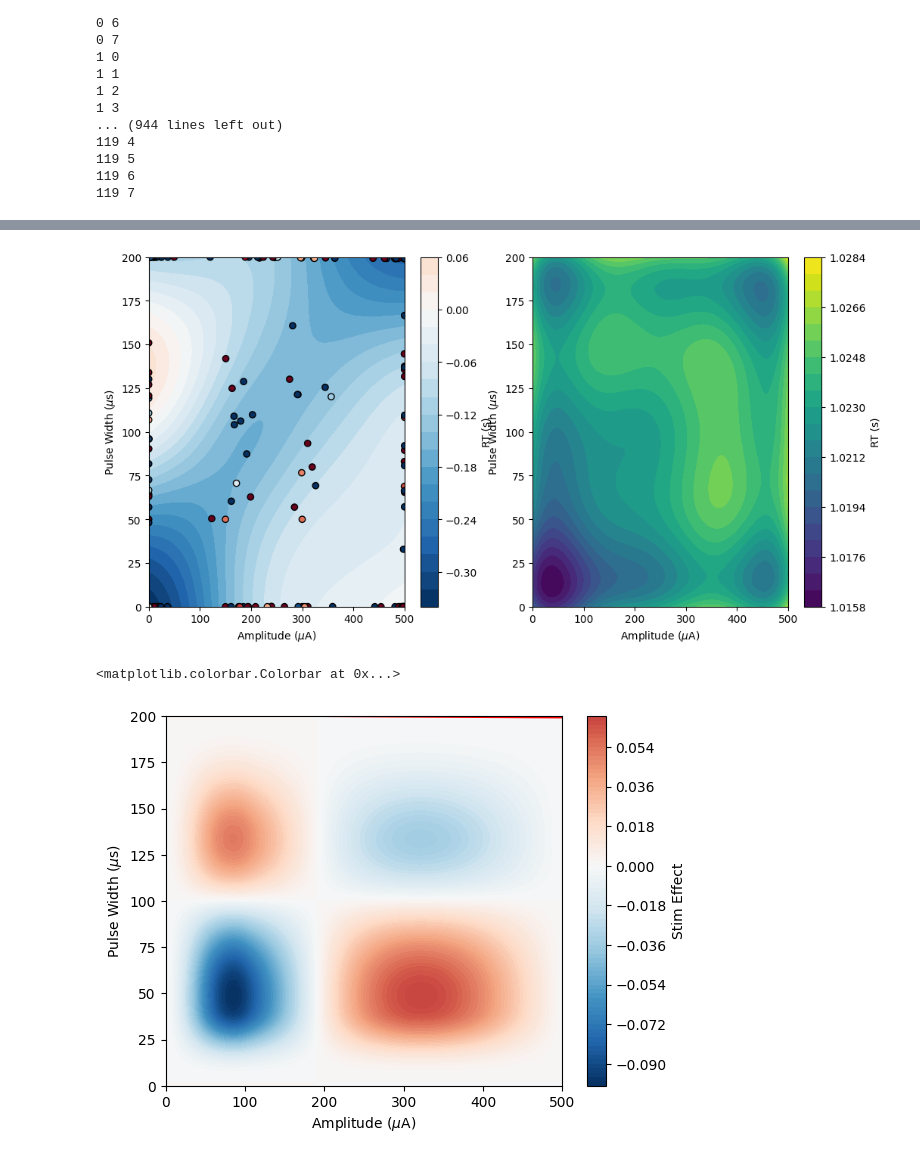
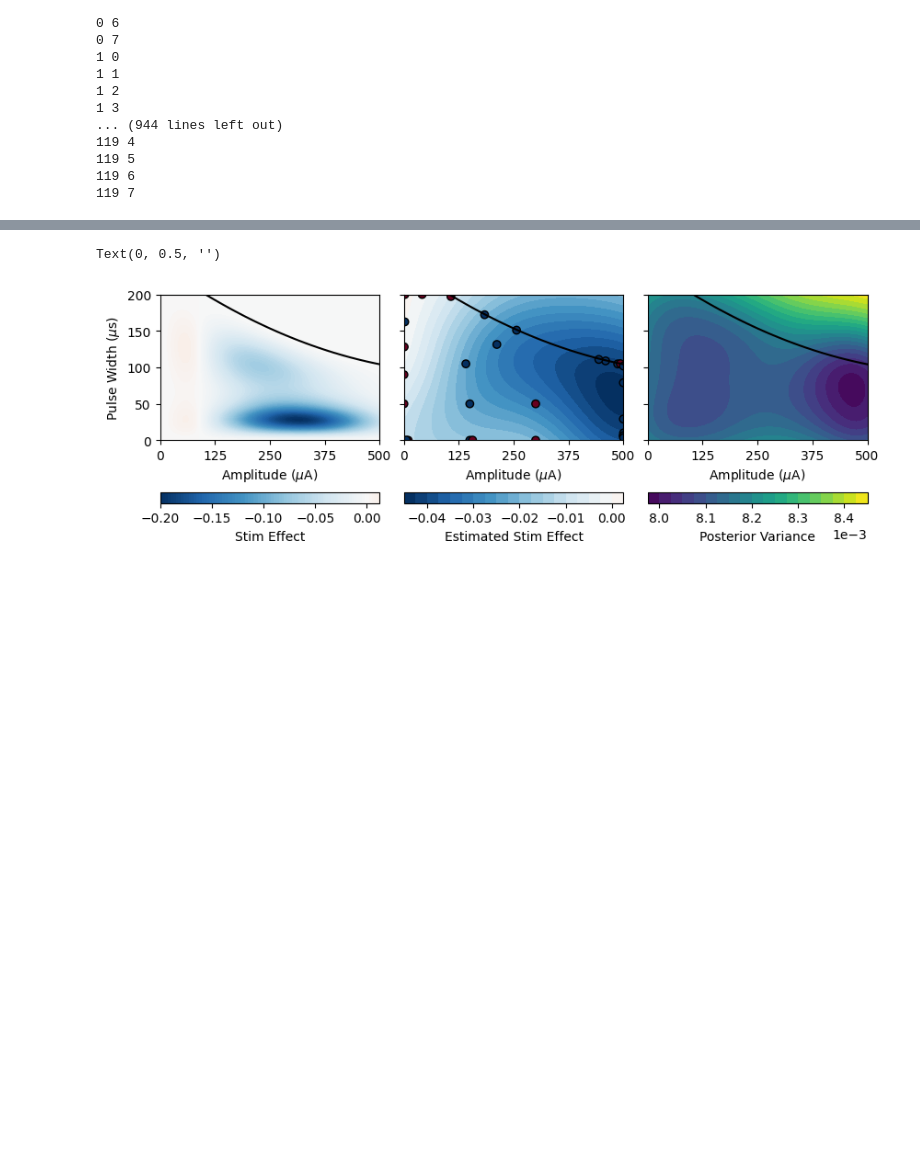
Before and after one commit to tne-lab/NeuroOptimizationPaper, a Jupyter notebook: figure2.ipynb, the cells around one changed output, grey strips where cells are left out. Saved outputs shown, nothing was run; the diff lists cells and outputs as text; code cells hidden in the pictures; blank space fills up the shorter version.

Commit message:
Added figures and code

```diff
--- a/figure2.ipynb
+++ b/figure2.ipynb
@@ -301,7 +303,7 @@ for sim in sims:
         performance[-1].append(combine_sos(sim, {'amp': opt_loc[0] * 500, 'pw': opt_loc[1] * 200}, sim['param_ranges']) / sim['scale'])
         print(str(i) + ' ' + str(j))
     i += 1
-with open(f'outcomes/performance_random.pickle', 'wb') as handle:
+with open(f'outcomes/performance_random_2.pickle', 'wb') as handle:
     pickle.dump(performance, handle, protocol=pickle.HIGHEST_PROTOCOL)
 # %% [output]
 0 0
@@ -345,8 +347,11 @@ for i, acq in enumerate(acqfs):
         res = bootstrap((conditions[:,j],), np.mean, n_resamples=1000)
         l_c[j] = res.confidence_interval.low
         h_c[j] = res.confidence_interval.high
-    plt.errorbar(effect_sizes + i * 0.01, m_c, yerr=(m_c-l_c, h_c-m_c), linestyle='none', marker='o')
-plt.legend(acqfs, loc='lower right')
+    plt.errorbar(effect_sizes + (i - 2) * 0.01 + 0.005, m_c, yerr=(m_c-l_c, h_c-m_c), linestyle='none', marker='o')
+plt.legend(acqfs, loc='upper left')
 plt.xlabel('Effect Size')
 plt.ylabel('Performance')
+plt.ylim(0, 1)
+plt.yticks([0,0.2,0.4,0.6,0.8,1])
+plt.xticks(effect_sizes)
 # %% [output]
@@ -374,8 +390,11 @@ for i, acq in enumerate(acqfs):
         res = bootstrap((perf_mat[:,j],), np.mean, n_resamples=1000)
         l_c[j] = res.confidence_interval.low
         h_c[j] = res.confidence_interval.high
-    plt.errorbar(np.arange(1,9) + i * 0.15, m_c, yerr=(m_c - l_c, h_c-m_c), linestyle='none', marker='o')
-plt.legend(acqfs, loc='lower right')
+    plt.errorbar(np.arange(1,9) + (i - 2) * 0.15, m_c, yerr=(m_c - l_c, h_c-m_c), linestyle='none', marker='o')
+plt.legend(acqfs, loc='upper left')
 plt.xlabel('Session Number')
 plt.ylabel('Performance')
+plt.xticks(np.arange(1,9))
+plt.ylim(0, 1)
+plt.yticks([0,0.2,0.4,0.6,0.8,1])
 # %% [output]
@@ -384,15 +588,37 @@ Text(0, 0.5, 'Performance')
 # %%
-fig = plt.figure(figsize=(12, 6))
-ax = fig.add_subplot(121)
-ind = 0
-posterior_plot(ax, bounds, results[ind]['model'], results[ind]['model'].train_inputs[0],
-               results[ind]['model'].train_targets)
-ax2 = fig.add_subplot(122)
-posterior_plot(ax2, bounds, results[ind]['model'], results[ind]['model'].train_inputs[0],
-               results[ind]['model'].train_targets, std=True, scatter=False)
-plt.show()
-plot_ground_truth(sims[ind], param_range)
+with open('outcomes/outcomes_eg_2.pickle', 'rb') as handle:
+    results = pickle.load(handle)
+ind = 7
+sim = sims_full[127]
+fig = plt.figure(figsize=(8.5, 8.5/3), layout='constrained')
+ax0 = fig.add_subplot(131)
+cbar0 = plot_ground_truth(sim, param_range, orientation='horizontal')
+cbar0.ax.set_xticks([-0.2,-0.15,-0.1,-0.05,0])
+plt.xticks([0, 125, 250, 375, 500])
+plt.yticks([0,50,100,150,200])
+ax = fig.add_subplot(132)
+outcome = results[ind]
+model = SingleTaskGP(outcome['model'].train_inputs[0][:30,:], torch.unsqueeze(outcome['model'].train_targets[:30], dim=1), torch.ones((30, 1)))
+model.load_state_dict(outcome['hyperparams'][-1])
+cbar = posterior_plot(ax, bounds, model, model.train_inputs[0], model.train_targets, alpha=False, edge=True, orientation='horizontal')
+x = np.linspace(0,500,100)
+plt.plot(x, (x - sim['saf_h']) ** 2 / sim['saf_a'] + sim['saf_k'], color='black')
+cbar.ax.set_xticks([-0.04, -0.03, -0.02, -0.01, 0])
+plt.xticks([0, 125, 250, 375, 500])
+plt.yticks([0,50,100,150,200])
+plt.ylim([0,200])
+ax.set_yticklabels([])
+plt.ylabel('')
+ax2 = fig.add_subplot(133)
+cbar2 = posterior_plot(ax2, bounds, model, model.train_inputs[0],model.train_targets, std=True, scatter=False, orientation='horizontal')
+cbar2.ax.set_xticks([0.008, 0.0081, 0.0082, 0.0083, 0.0084])
+cbar2.formatter.set_powerlimits((0, 0))
+plt.plot(x, (x - sim['saf_h']) ** 2 / sim['saf_a'] + sim['saf_k'], color='black')
+plt.xticks([0, 125, 250, 375, 500])
+plt.yticks([0,50,100,150,200])
+plt.ylim([0,200])
+ax2.set_yticklabels([])
+plt.ylabel('')
 # %% [output]
+Text(0, 0.5, '')
-[figure, old version]
+[figure, new version]
-<matplotlib.colorbar.Colorbar at 0x...>
-[figure, removed]
```
Also changed, not shown: parts of 10 cells of this notebook, 10 other files.
